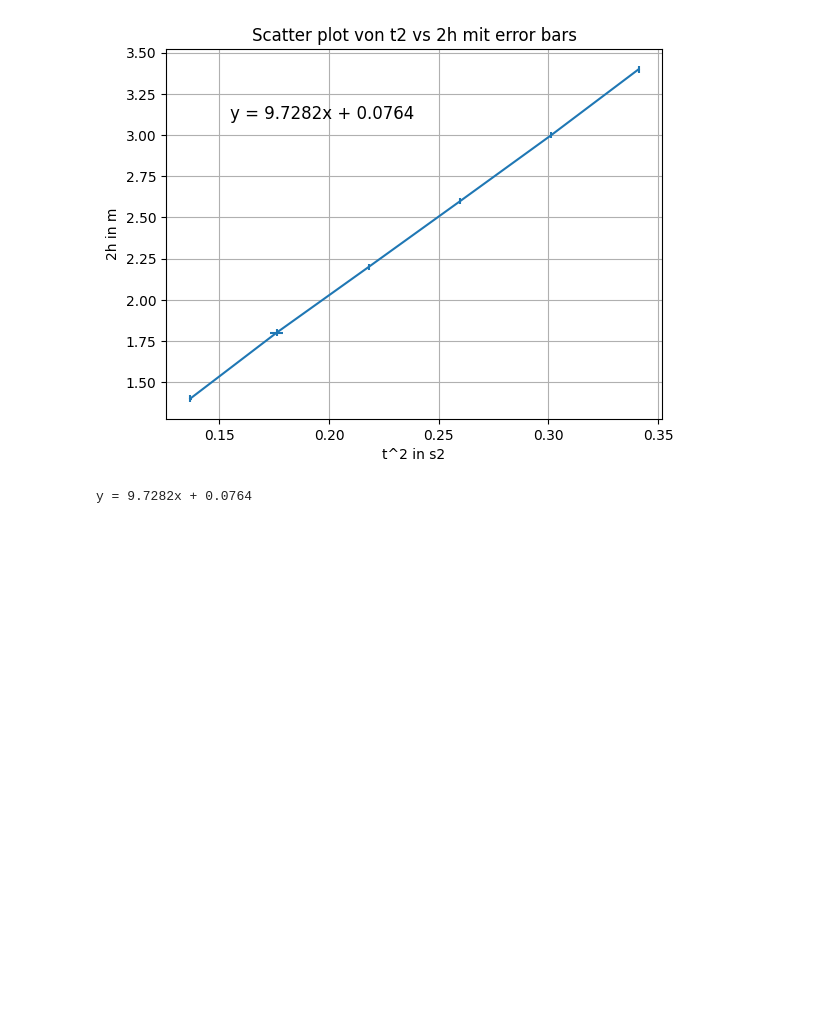
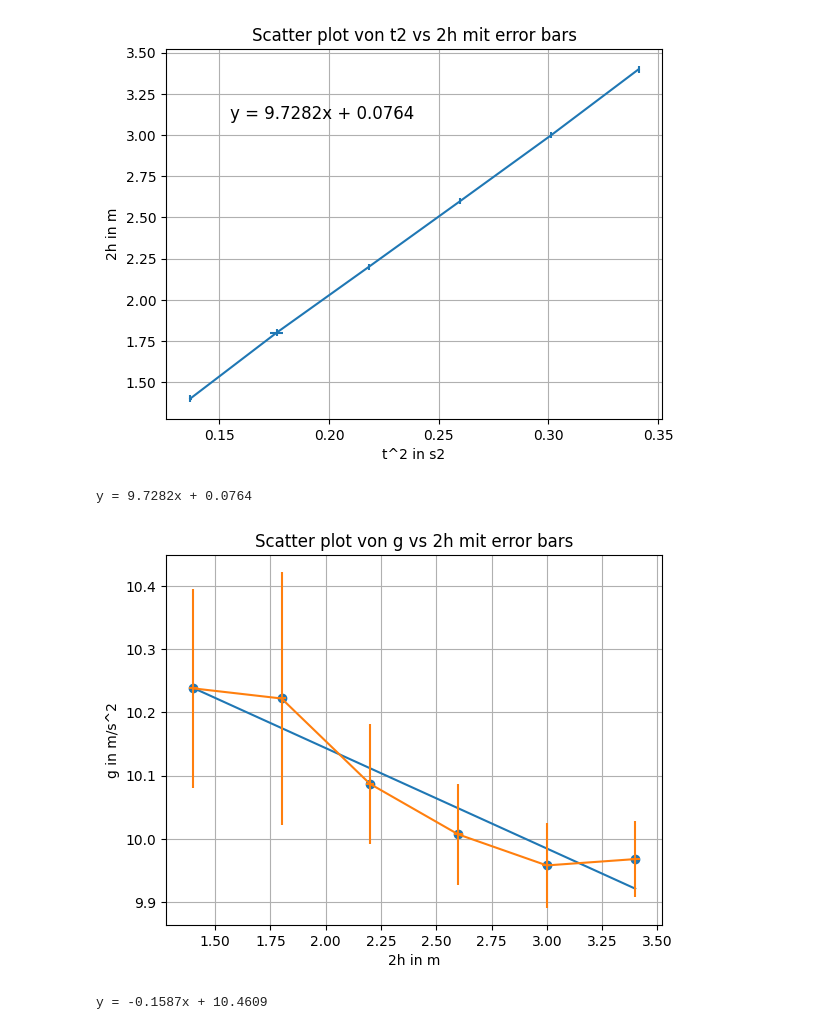
Before and after one commit to Darth-Hidious/rando6969, a Jupyter notebook: GraphV6A.ipynb, the cells around one changed output. Cells and saved outputs as stored; diff of their text form; code cells hidden in the pictures; blank space fills up the shorter version.

```diff
--- a/GraphV6A.ipynb
+++ b/GraphV6A.ipynb
@@ -24,3 +24,29 @@ print(equation)
 # %% [output]
 [figure]
 y = 9.7282x + 0.0764
+# %%
+import matplotlib.pyplot as plt
+import numpy as np
+
+g = [10.238, 10.222, 10.087, 10.007, 9.958, 9.968]
+h2 = [1.4, 1.8, 2.2, 2.6, 3, 3.4]
+
+y_error = [0.1568, 0.20017,0.09543, 0.07971, 0.06722, 0.05955]
+x_error=[0.02]*6
+
+m, b = np.polyfit(h2, g, 1)
+equation = f'y = {m:.4f}x + {b:.4f}'
+p = np.poly1d([m, b])
+
+plt.scatter(h2, g)
+plt.plot(h2, p(h2))
+plt.grid(True)
+plt.errorbar(h2,g,yerr=y_error, xerr=x_error,fmt="-")
+plt.xlabel('2h in m')
+plt.ylabel('g in m/s^2')
+plt.title('Scatter plot von g vs 2h mit error bars')
+plt.show()
+print(equation)
+# %% [output]
+[figure, added]
+y = -0.1587x + 10.4609
```
